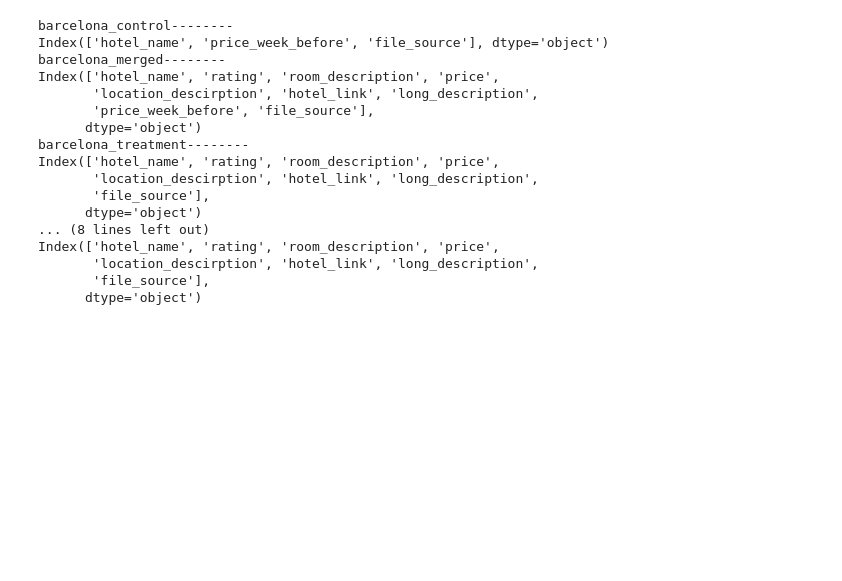
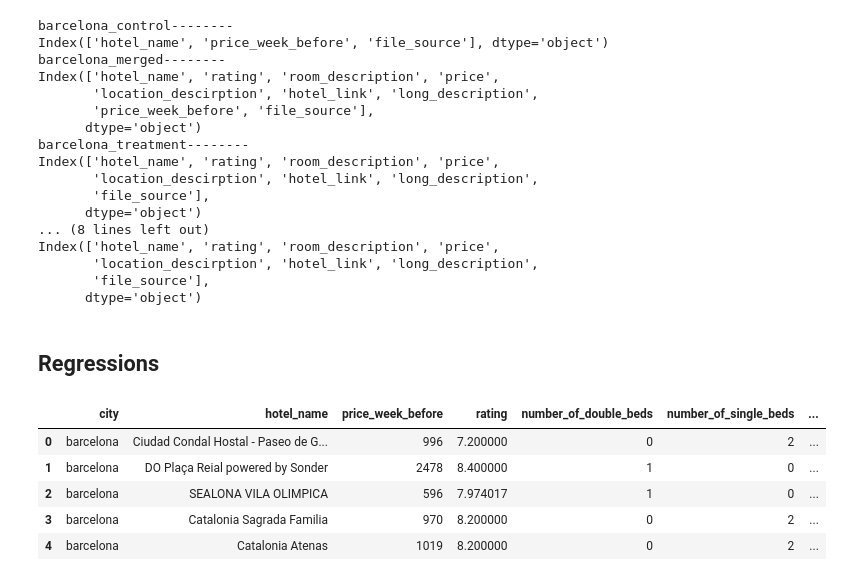
Before and after one commit to VanessaKromm/Booking_Scraping, a Jupyter notebook: Booking_NLP_group11.ipynb, the cells around one changed output. Saved outputs shown, nothing was run; the diff lists cells and outputs as text; code cells hidden in the pictures; blank space fills up the shorter version.

Commit message:
Simple Regressions

```diff
--- a/Booking_NLP_group11.ipynb
+++ b/Booking_NLP_group11.ipynb
@@ -1174,3 +1019,17 @@ df_treat = df_treat.merge(df_treat_desc, how = 'left', on = ['hotel_name'])
 
 df_control.to_excel(path_out_reg_ + '\\' + 'df_control_clean.xlsx', index = False)
 df_treat.to_excel(path_out_reg_ + '\\' + 'df_treat_clean.xlsx', index = False)
+# %% [markdown]
+## Regressions
+# %%
+df_control = pd.read_excel('/Users/lfap/Documents/BSE/T2/NLP/Intro/Booking/Booking_Scraping/data_for_regression/df_control_clean.xlsx')
+df_treatment = pd.read_excel('/Users/lfap/Documents/BSE/T2/NLP/Intro/Booking/Booking_Scraping/data_for_regression/df_treat_clean.xlsx')
+# %%
+df_treatment.head()
+# %% [output]
+|  | city | hotel_name | price_week_before | rating | number_of_double_beds | number_of_single_beds | ... |
+| 0 | barcelona | Ciudad Condal Hostal - Paseo de G... | 996 | 7.200000 | 0 | 2 | ... |
+| 1 | barcelona | DO Plaça Reial powered by Sonder | 2478 | 8.400000 | 1 | 0 | ... |
+| 2 | barcelona | SEALONA VILA OLIMPICA | 596 | 7.974017 | 1 | 0 | ... |
+| 3 | barcelona | Catalonia Sagrada Familia | 970 | 8.200000 | 0 | 2 | ... |
+| 4 | barcelona | Catalonia Atenas | 1019 | 8.200000 | 0 | 2 | ... |
```
Also changed, not shown: parts of 21 cells of this notebook, 1 other file.
